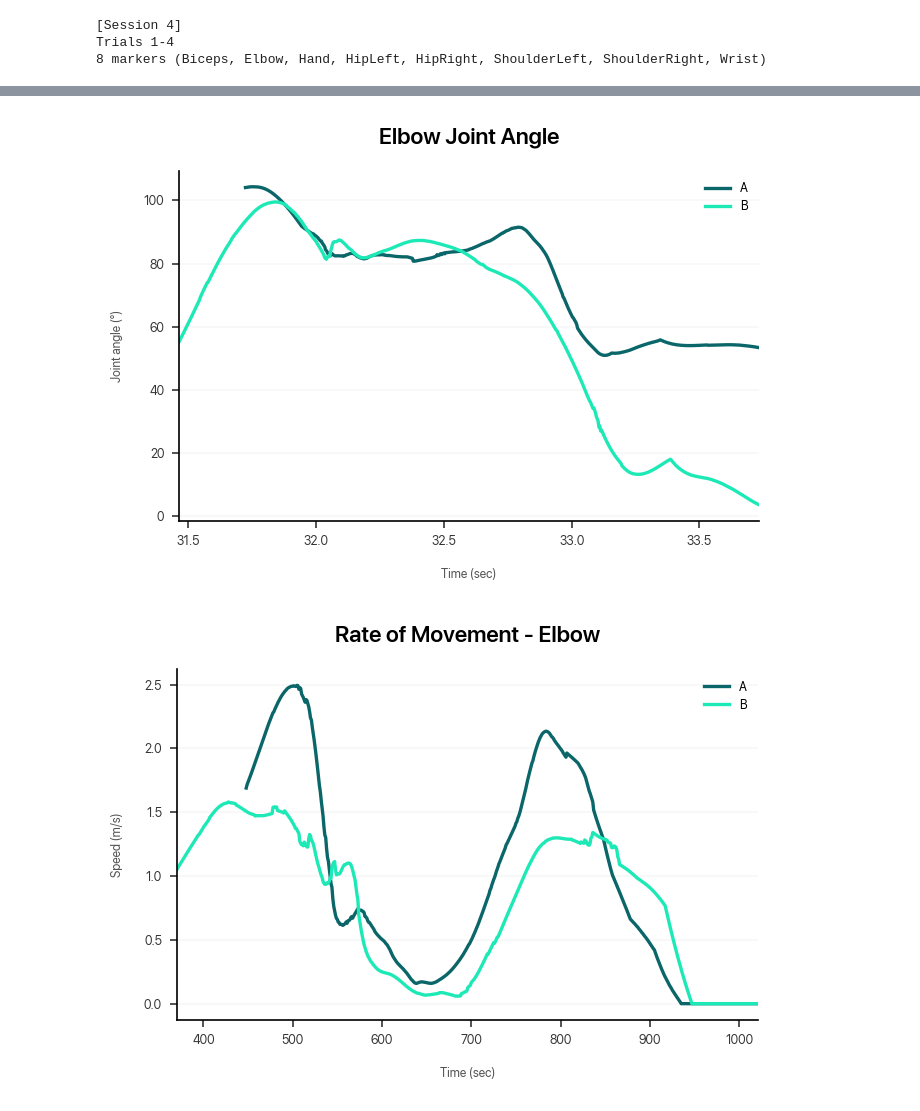
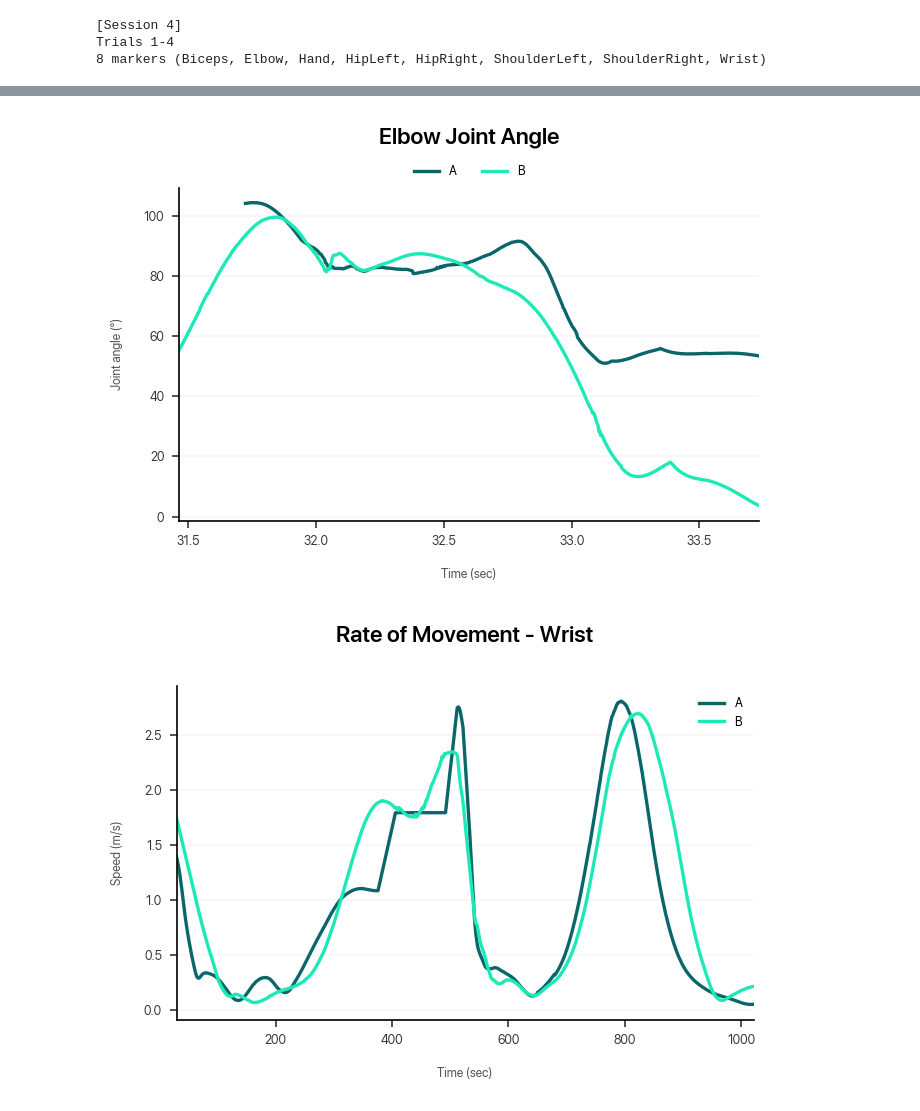
Before and after one commit to dlundgaard/dapup-mocap, a Jupyter notebook: analysis.ipynb, the cells around one changed output, grey strips where cells are left out. Drawn from its saved outputs; the diff is of its cells as text; code cells hidden in the pictures.

```diff
--- a/analysis.ipynb
+++ b/analysis.ipynb
@@ -226,35 +286,36 @@ def plot_angles(trial, markers):
     plt.xlabel("Time (sec)")
     plt.ylabel("Joint angle (°)")
     plt.margins(x=0)
-    plt.legend()
+    plt.legend(loc = "upper center", bbox_to_anchor=(0.5, 1.1), ncol = 2)
     plt.tight_layout()
 
 plot_angles(trial = 4, markers = ("ShoulderRight", "Elbow", "Hand"))
 # %% [output]
-[figure, old version]
+[figure, new version]
 # %%
 def calculate_velocity(subset):
     subset[["dX", "dY", "dZ"]] = subset[["X", "Y", "Z"]].values - subset[["X", "Y", "Z"]].shift(1).values
     subset["v"] = subset.apply(lambda vals: np.sqrt(
         vals["dX"]**2 +
         vals["dY"]**2 +
         vals["dZ"]**2)
     , axis = 1)
     subset["v"] = 300 * subset["v"].rolling(30).mean() / 1000
     return subset["v"]
 
 def plot_velocity(trial, marker):
     plt.figure()
     for participant in "AB":
         plt.plot(calculate_velocity(data[trial][participant][marker]), label = participant)
     plt.title(f"Rate of Movement - {marker}\n")
     plt.xlabel("Time (sec)")
     plt.ylabel("Speed (m/s)")
     plt.margins(x=0)
-    plt.legend()
+    plt.legend(loc = "upper center", bbox_to_anchor=(0.5, 1.1), ncol = 2)
     plt.tight_layout()
 
 # plot_velocity(trial = 4, marker = "Hand")
-plot_velocity(trial = 4, marker = "Elbow")
+plot_velocity(trial = 4, marker = "Wrist")
+# plot_velocity(trial = 4, marker = "Elbow")
 # %% [output]
-[figure, old version]
+[figure, new version]
```
Also changed, not shown: parts of 8 cells of this notebook.
